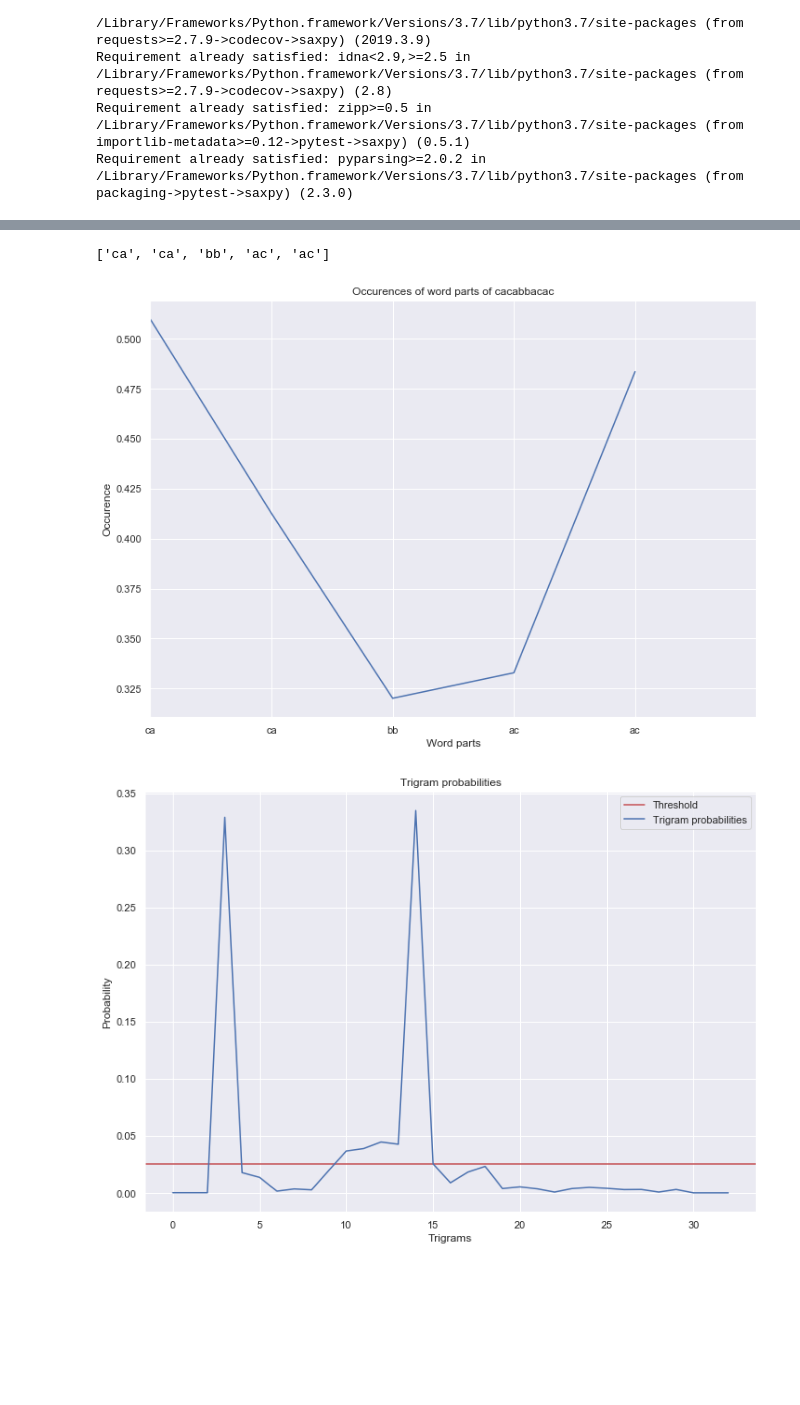
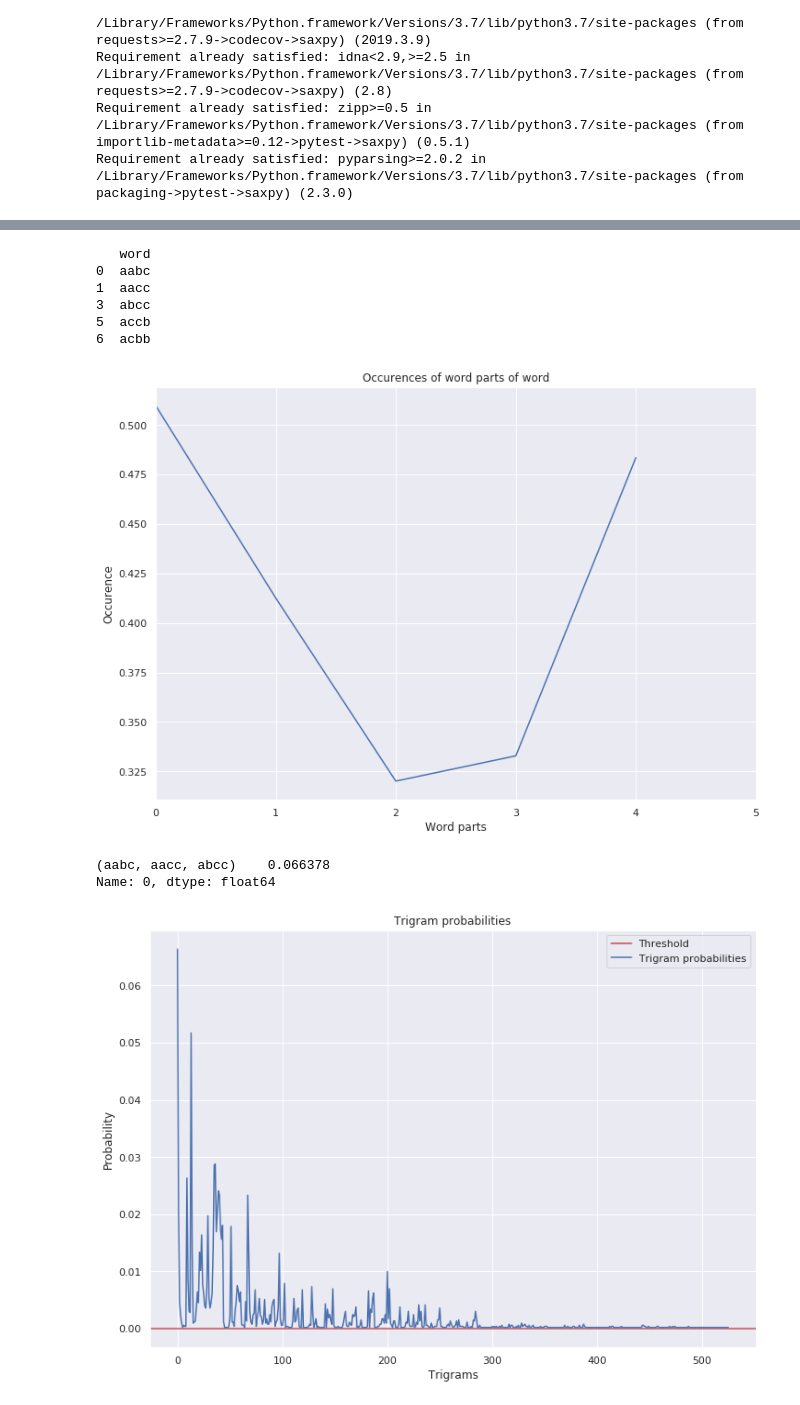
Before and after one commit to sebastiaansch/CDALab2, a Jupyter notebook: Assignment/Discrete models task.ipynb, the cells around one changed output, grey strips where cells are left out. Drawn from its saved outputs; the diff is of its cells as text; code cells hidden in the pictures; blank space fills up the shorter version.

```diff
--- a/Assignment/Discrete models task.ipynb
+++ b/Assignment/Discrete models task.ipynb
@@ -41,16 +51,0 @@ dftest = pd.read_csv("data/BATADAL_test_dataset.csv")
-# %%
-from saxpy.sax import sax_via_window
-from saxpy.alphabet import cuts_for_asize
-from saxpy.znorm import znorm
-from saxpy.paa import paa
-from saxpy.sax import ts_to_string
-
-dat = df1['L_T1'].values
-
-amount_of_levels = 3
-window_size = 2
-
-discrete_signal = []
-for t in range(len(dat)-window_size):
-    dat_znorm = znorm(dat[t:t+window_size])
-    discrete_signal.append(ts_to_string(dat_znorm, cuts_for_asize(amount_of_levels)))
@@ -61,15 +99,19 @@ word_counts = pd.Series(discrete_signal).value_counts()
 ## Show example:
 lent = 5
 print(discrete_signal[0:lent])
-plot = sns.lineplot(data=dat[0:5])
+plot = sns.lineplot(data=dat[0:lent])
 plot.set(xlim = (0,lent));
-plot.set_xticklabels(discrete_signal[0:5]);
 plot.set_title("Occurences of word parts of {}".format("".join(discrete_signal[0:lent])));
 plot.set_ylabel("Occurence");
 plot.set_xlabel("Word parts");
 # %% [output]
-['ca', 'ca', 'bb', 'ac', 'ac']
+   word
+0  aabc
+1  aacc
+3  abcc
+5  accb
+6  acbb
-[figure, old version]
+[figure, new version]
 # %%
 ## Create a string out of it:
-ts_string = " ".join(discrete_signal)
+ts_string = " ".join(discrete_signal['word'])
@@ -85,22 +123,27 @@ bi_tokens = bigrams(tokens)
 tri_tokens = trigrams(tokens)
 fdist = nltk.FreqDist(tri_tokens)
 trigram_df = pd.DataFrame.from_dict(fdist,orient='index')
+# %%
+trigram_df_prob.loc[[('aabc', 'aacc', 'abcc')], 0]
+# %% [output]
+(aabc, aacc, abcc)    0.066378
+Name: 0, dtype: float64
 # %%
 trigram_df_prob = trigram_df/trigram_df.sum()
 
 fig = plt.figure()
 ax = fig.add_subplot(111)
 #arbitrary threshold value
-threshold= 0.025
+threshold= min(trigram_df_prob)
 ax.axhline(y=threshold, label='Threshold',color="r")
-ax.plot(trigram_df_prob.reset_index().drop("index",1), label = "Trigram probabilities")
+ax.plot(trigram_df_prob.reset_index(drop=True), label = "Trigram probabilities")
 ax.set_title('Trigram probabilities')
 ax.set_xlabel('Trigrams')
 ax.set_ylabel('Probability')
 ax.legend()
 plt.show()
 # %% [output]
-[figure, old version]
+[figure, new version]
 # %%
 data = df1.drop("DATETIME",1)
 x = []
```
Also changed, not shown: parts of 8 cells of this notebook, 3 other files.
